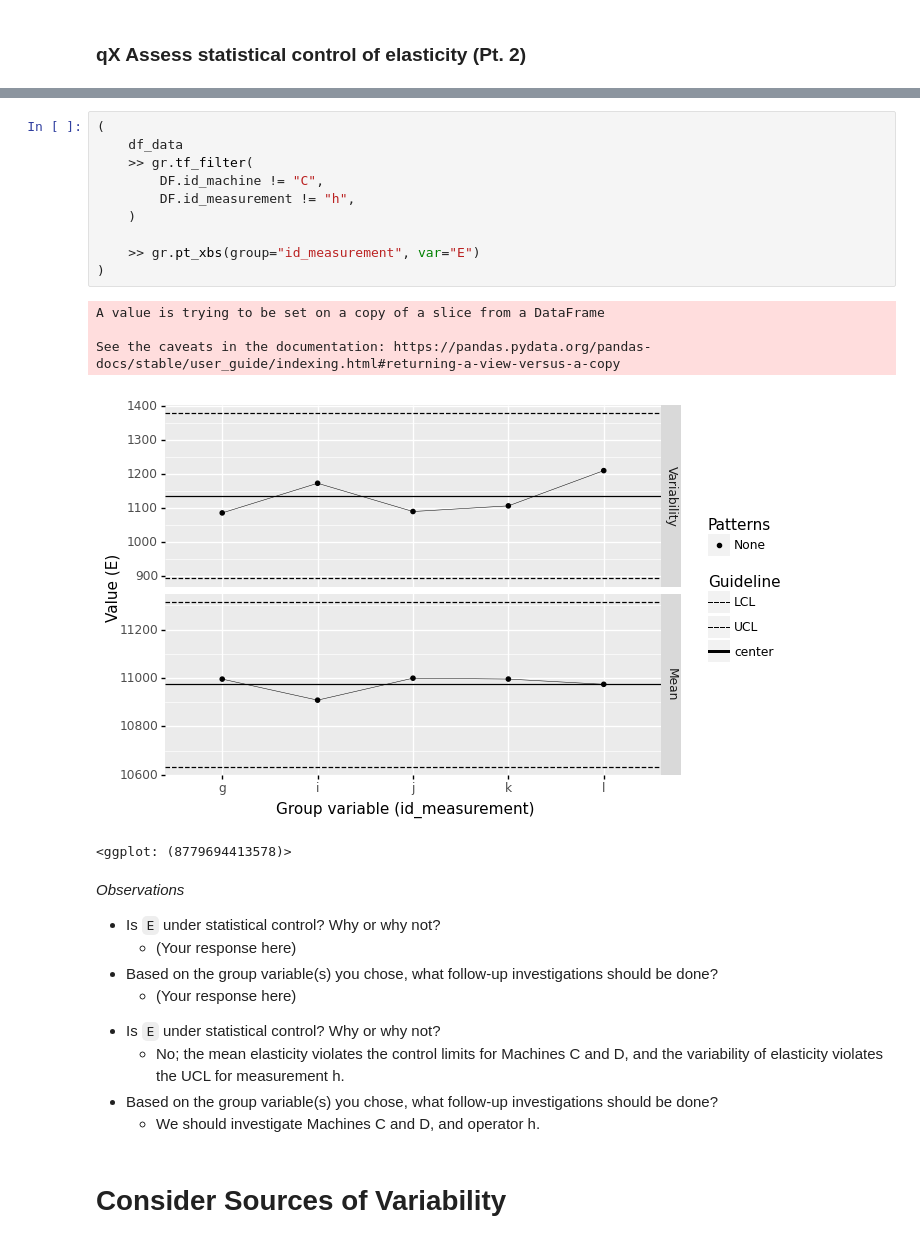
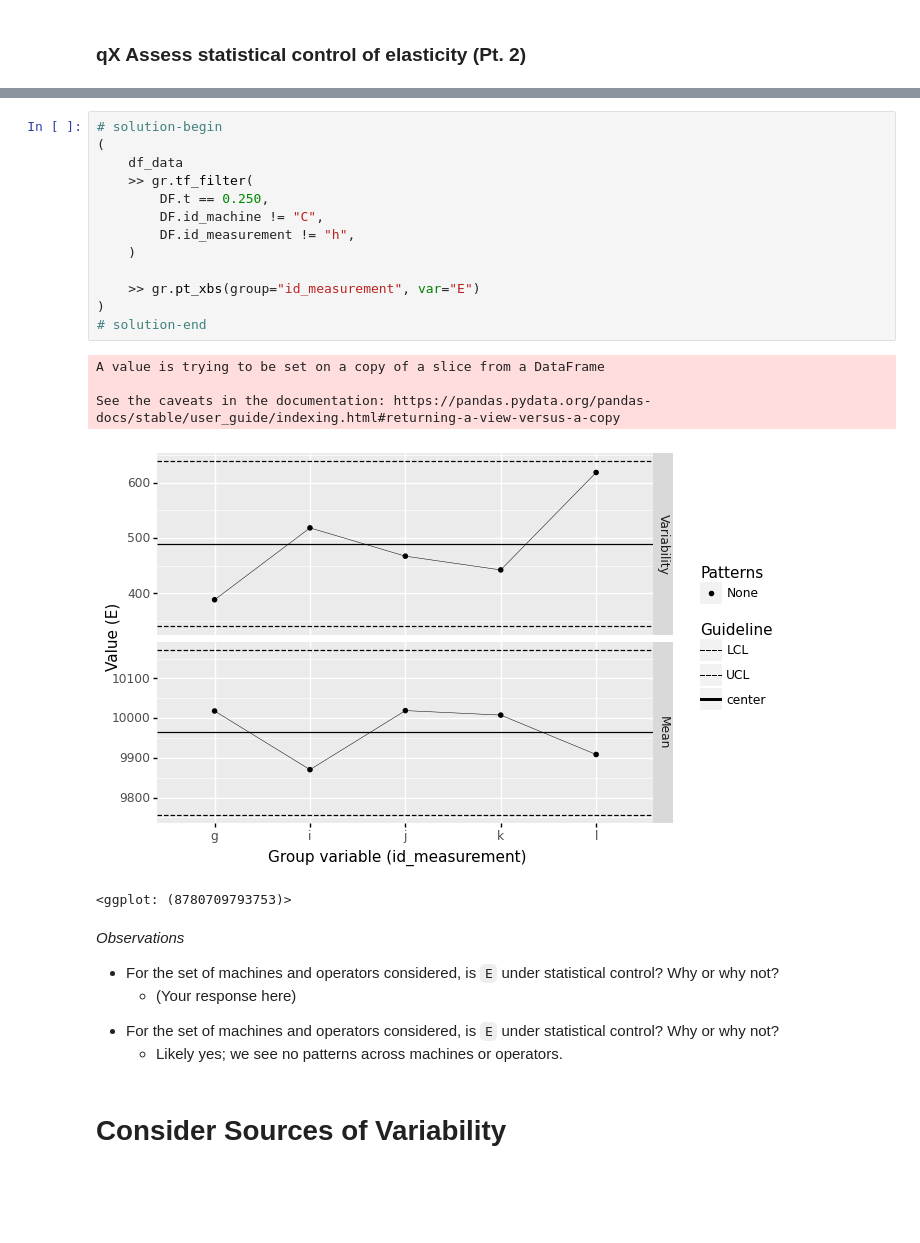
Before and after one commit to zdelrosario/evc-course, a Jupyter notebook: challenges/c05-plates-master.ipynb, the cells around one changed output, grey strips where cells are left out. Drawn from its saved outputs; the diff is of its cells as text; blank space fills up the shorter version.

```diff
--- a/challenges/c05-plates-master.ipynb
+++ b/challenges/c05-plates-master.ipynb
@@ -298,33 +309,32 @@ See the caveats in the documentation: https://pandas.pydata.org/pandas-docs/stab
 # %%
+# solution-begin
 (
     df_data
     >> gr.tf_filter(
+        DF.t == 0.250,
         DF.id_machine != "C",
         DF.id_measurement != "h",
     )
 
     >> gr.pt_xbs(group="id_measurement", var="E")
 )
+# solution-end
 # %% [output]
 A value is trying to be set on a copy of a slice from a DataFrame
 
 See the caveats in the documentation: https://pandas.pydata.org/pandas-docs/stable/user_guide/indexing.html#returning-a-view-versus-a-copy
-[figure, old version]
+[figure, new version]
-<ggplot: (8779694413578)>
+<ggplot: (8780709793753)>
 # %% [markdown]
 *Observations*
 
 <!-- task-begin -->
-- Is `E` under statistical control? Why or why not?
-  - (Your response here)
-- Based on the group variable(s) you chose, what follow-up investigations should be done?
+- For the set of machines and operators considered, is `E` under statistical control? Why or why not?
   - (Your response here)
 <!-- task-end -->
 <!-- solution-begin -->
-- Is `E` under statistical control? Why or why not?
-  - No; the mean elasticity violates the control limits for Machines C and D, and the variability of elasticity violates the UCL for measurement h.
-- Based on the group variable(s) you chose, what follow-up investigations should be done?
-  - We should investigate Machines C and D, and operator h.
+- For the set of machines and operators considered, is `E` under statistical control? Why or why not?
+  - Likely yes; we see no patterns across machines or operators.
 <!-- solution-end -->
 # %% [markdown]
 # Consider Sources of Variability
```
Also changed, not shown: parts of 14 cells of this notebook.
